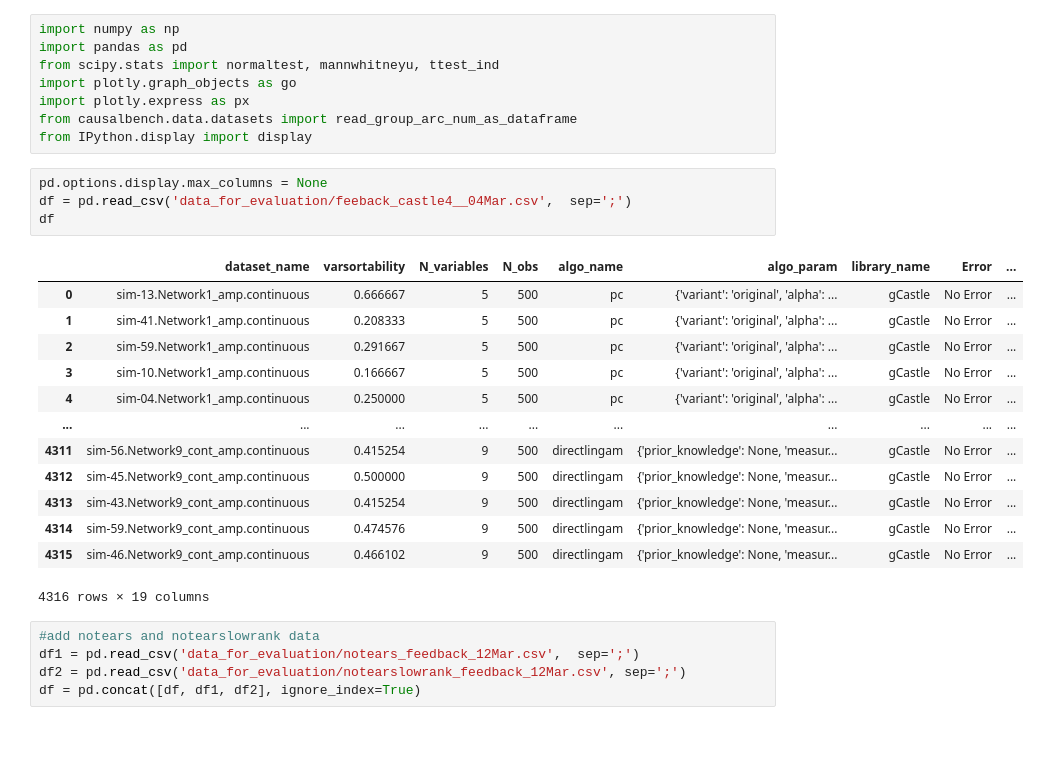
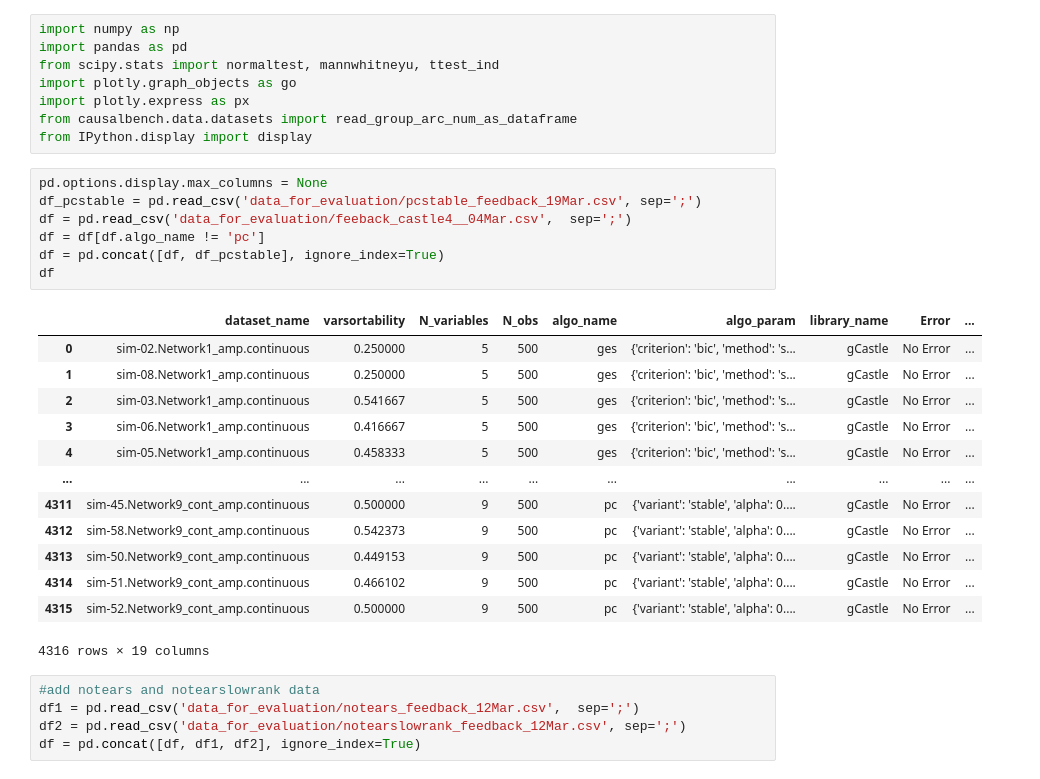
Before and after one commit to ravivanpong/CausalBench, a Jupyter notebook: evaluation/Evaluation_gcastle6_on_feedback.ipynb, the cells around one changed output. Drawn from its saved outputs; the diff is of its cells as text; blank space fills up the shorter version.

```diff
--- a/evaluation/Evaluation_gcastle6_on_feedback.ipynb
+++ b/evaluation/Evaluation_gcastle6_on_feedback.ipynb
@@ -8,21 +8,24 @@ from causalbench.data.datasets import read_group_arc_num_as_dataframe
 from IPython.display import display
 # %%
 pd.options.display.max_columns = None
+df_pcstable = pd.read_csv('data_for_evaluation/pcstable_feedback_19Mar.csv', sep=';')
 df = pd.read_csv('data_for_evaluation/feeback_castle4__04Mar.csv',  sep=';')
+df = df[df.algo_name != 'pc']
+df = pd.concat([df, df_pcstable], ignore_index=True)
 df
 # %% [output]
 |  | dataset_name | varsortability | N_variables | N_obs | algo_name | algo_param | library_name | Error | ... |
-| 0 | sim-13.Network1_amp.continuous | 0.666667 | 5 | 500 | pc | {'variant': 'original', 'alpha': ... | gCastle | No Error | ... |
-| 1 | sim-41.Network1_amp.continuous | 0.208333 | 5 | 500 | pc | {'variant': 'original', 'alpha': ... | gCastle | No Error | ... |
-| 2 | sim-59.Network1_amp.continuous | 0.291667 | 5 | 500 | pc | {'variant': 'original', 'alpha': ... | gCastle | No Error | ... |
-| 3 | sim-10.Network1_amp.continuous | 0.166667 | 5 | 500 | pc | {'variant': 'original', 'alpha': ... | gCastle | No Error | ... |
-| 4 | sim-04.Network1_amp.continuous | 0.250000 | 5 | 500 | pc | {'variant': 'original', 'alpha': ... | gCastle | No Error | ... |
+| 0 | sim-02.Network1_amp.continuous | 0.250000 | 5 | 500 | ges | {'criterion': 'bic', 'method': 's... | gCastle | No Error | ... |
+| 1 | sim-08.Network1_amp.continuous | 0.250000 | 5 | 500 | ges | {'criterion': 'bic', 'method': 's... | gCastle | No Error | ... |
+| 2 | sim-03.Network1_amp.continuous | 0.541667 | 5 | 500 | ges | {'criterion': 'bic', 'method': 's... | gCastle | No Error | ... |
+| 3 | sim-06.Network1_amp.continuous | 0.416667 | 5 | 500 | ges | {'criterion': 'bic', 'method': 's... | gCastle | No Error | ... |
+| 4 | sim-05.Network1_amp.continuous | 0.458333 | 5 | 500 | ges | {'criterion': 'bic', 'method': 's... | gCastle | No Error | ... |
 | ... | ... | ... | ... | ... | ... | ... | ... | ... | ... |
-| 4311 | sim-56.Network9_cont_amp.continuous | 0.415254 | 9 | 500 | directlingam | {'prior_knowledge': None, 'measur... | gCastle | No Error | ... |
-| 4312 | sim-45.Network9_cont_amp.continuous | 0.500000 | 9 | 500 | directlingam | {'prior_knowledge': None, 'measur... | gCastle | No Error | ... |
-| 4313 | sim-43.Network9_cont_amp.continuous | 0.415254 | 9 | 500 | directlingam | {'prior_knowledge': None, 'measur... | gCastle | No Error | ... |
-| 4314 | sim-59.Network9_cont_amp.continuous | 0.474576 | 9 | 500 | directlingam | {'prior_knowledge': None, 'measur... | gCastle | No Error | ... |
-| 4315 | sim-46.Network9_cont_amp.continuous | 0.466102 | 9 | 500 | directlingam | {'prior_knowledge': None, 'measur... | gCastle | No Error | ... |
+| 4311 | sim-45.Network9_cont_amp.continuous | 0.500000 | 9 | 500 | pc | {'variant': 'stable', 'alpha': 0.... | gCastle | No Error | ... |
+| 4312 | sim-58.Network9_cont_amp.continuous | 0.542373 | 9 | 500 | pc | {'variant': 'stable', 'alpha': 0.... | gCastle | No Error | ... |
+| 4313 | sim-50.Network9_cont_amp.continuous | 0.449153 | 9 | 500 | pc | {'variant': 'stable', 'alpha': 0.... | gCastle | No Error | ... |
+| 4314 | sim-51.Network9_cont_amp.continuous | 0.466102 | 9 | 500 | pc | {'variant': 'stable', 'alpha': 0.... | gCastle | No Error | ... |
+| 4315 | sim-52.Network9_cont_amp.continuous | 0.500000 | 9 | 500 | pc | {'variant': 'stable', 'alpha': 0.... | gCastle | No Error | ... |
 4316 rows × 19 columns
 # %%
 #add notears and notearslowrank data
```
Also changed, not shown: parts of 23 cells of this notebook, 6 other files.
